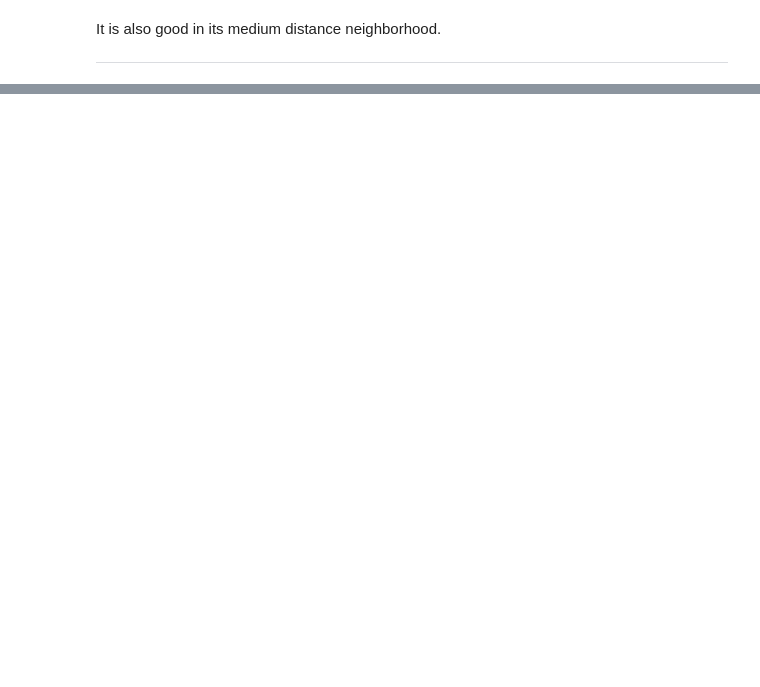
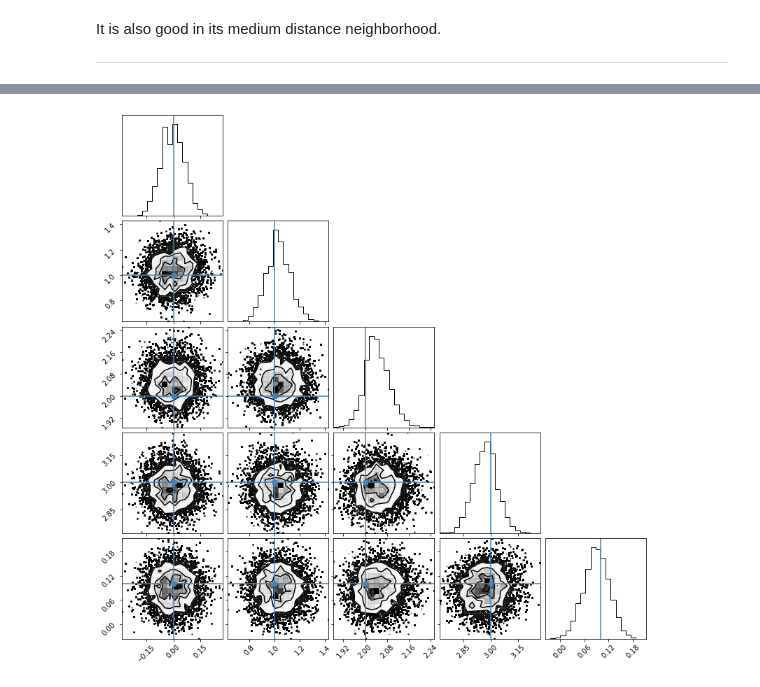
Before and after one commit to WangHaiYang874/ABC22, a Jupyter notebook: June 7 copy 2.ipynb, the cells around one changed output, grey strips where cells are left out. Cells and saved outputs as stored; diff of their text form; code cells hidden in the pictures; blank space fills up the shorter version.

```diff
--- a/June 7 copy 2.ipynb
+++ b/June 7 copy 2.ipynb
@@ -327,0 +331,14 @@ Text(0.5, 1.0, 'MPE est parameter v.s. True')
+# %%
+pst_samples = naive_sampler.simulation(
+    n=int(5e6),
+    theta_range=constraints,
+    box_size=.5,
+)
+# %%
+fig = corner.corner(
+    pst_samples[10000:],
+    labales = 'm0 m1 s0 s1 r'.split(),
+    truths = true_theta
+)
+# %% [output]
+[figure, added]
```
Also changed, not shown: parts of 14 cells of this notebook.
